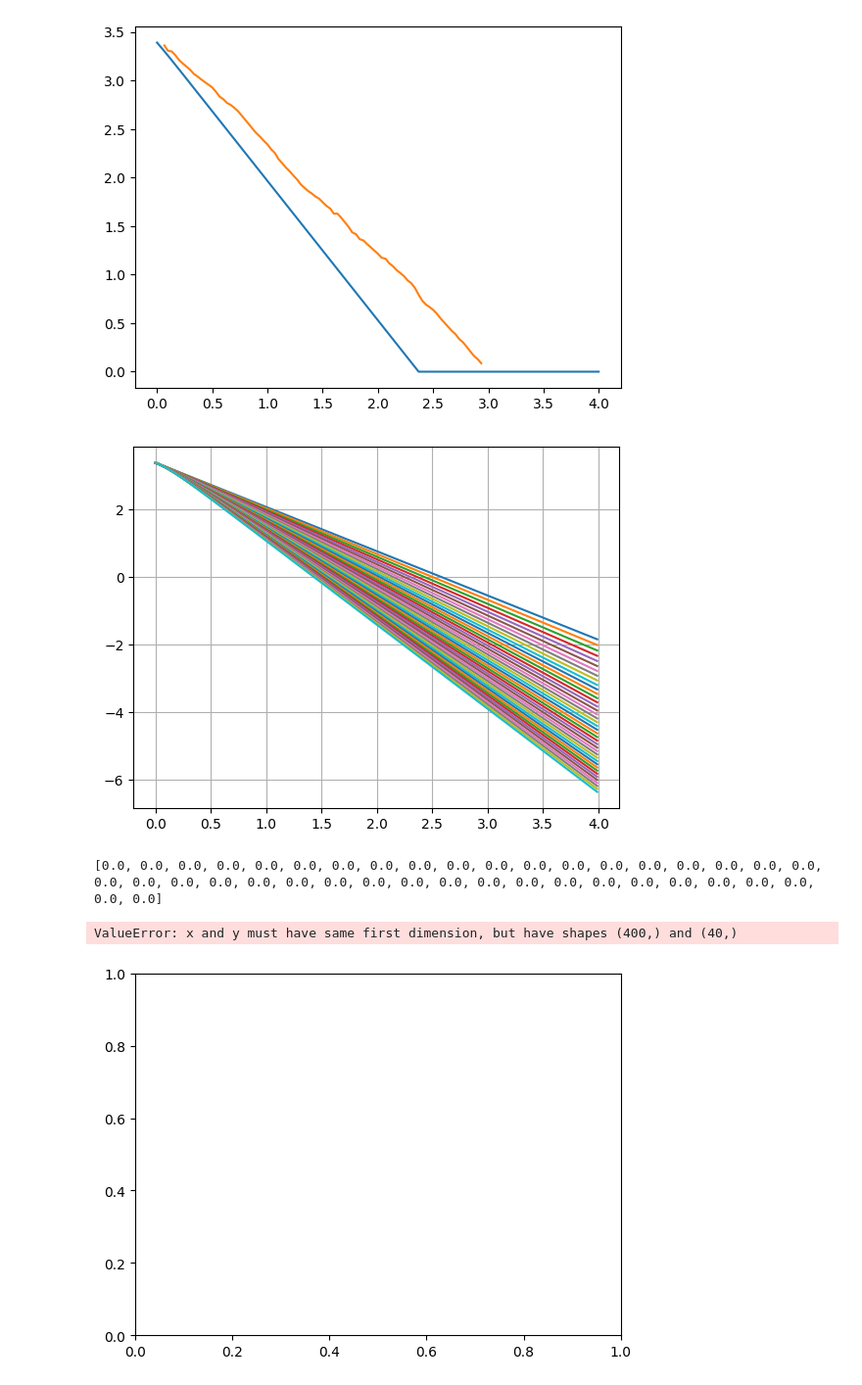
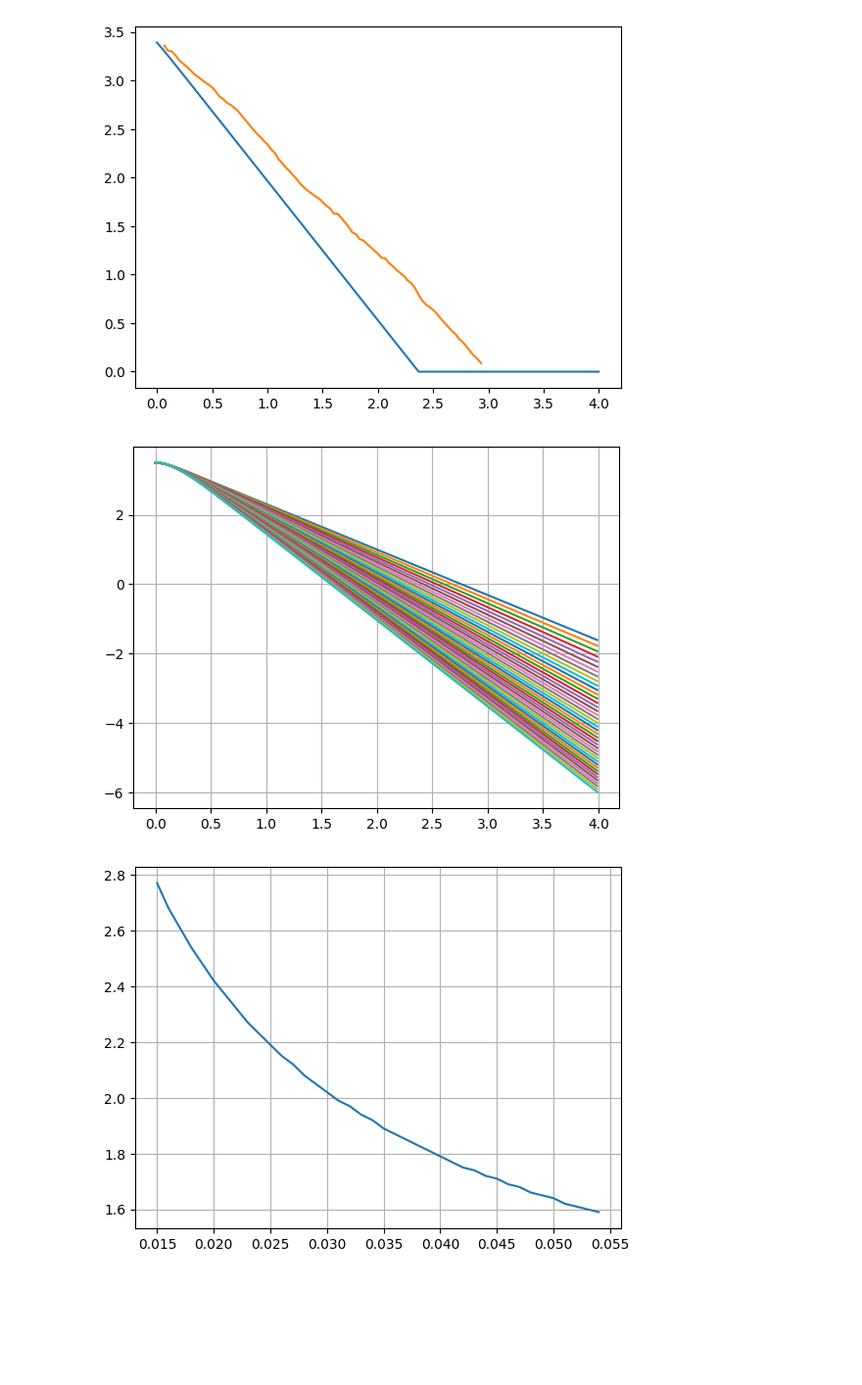
Before and after one commit to YamanduGermano/modsim-projeto3, a Jupyter notebook: lara.ipynb, the cells around one changed output. Shown: that part at 98% size. Drawn from its saved outputs; the diff is of its cells as text; code cells hidden in the pictures; blank space fills up the shorter version.

```diff
--- a/lara.ipynb
+++ b/lara.ipynb
@@ -70,19 +70,19 @@ plt.plot(te,ye)
 [figure]
 [<matplotlib.lines.Line2D at 0x...>]
 [figure]
+# %%
+def meta(lis,t):
+    i=0
+    resul=0
+    while i<len(lis):
+        if lis[i]<=0:
+            resul= t[i]
+            return resul
+        i +=1
+    if resul==0:
+        resul=t[-1]
+    return resul
 # %%
-def cheguei(lis):
-    i=0
-    cheguei=False
-    if cheguei == False:
-         if i < len (lis):
-            if lis[i]==0:
-                cheguei=True
-            else:
-                i+=1
-         cheguei=True
-    resposta=tempo1[i-1]
-    return resposta
 
 cd = 1.5
 par = 1.1839 #densidade do ar p/ 20°C, em kg/m3
@@ -107,8 +107,8 @@ def modelo1(X,t,massa):
 
     return [dydt, dvydt]
 
-y0 = 3.391
-vy0 = -1.285 #momento em que o paraquedas é aberto totalmente
+y0 = 3.5
+vy0 = 0 #momento em que o paraquedas é aberto totalmente
 ci = [y0, vy0]
 
 
@@ -119,20 +119,18 @@ for i in m_lista:
     massa=i
     mod = odeint(modelo1, ci, tempo1, args=(massa,))
     listay = mod[:,0]
-    lista_con.append(cheguei(listay))
+    lista_con.append(meta(listay,tempo1))
     listavy = mod[:,1]
     plt.plot(tempo1,listay)
 
 plt.grid()
 plt.show()
 # %% [output]
-[figure, old version]
+[figure, new version]
 # %%
-print(lista_con)
-plt.plot(listay,lista_con)
+
+plt.plot(m_lista,lista_con)
 plt.grid()
 plt.show()
 # %% [output]
-[0.0, 0.0, 0.0, 0.0, 0.0, 0.0, 0.0, 0.0, 0.0, 0.0, 0.0, 0.0, 0.0, 0.0, 0.0, 0.0, 0.0, 0.0, 0.0, 0.0, 0.0, 0.0, 0.0, 0.0, 0.0, 0.0, 0.0, 0.0, 0.0, 0.0, 0.0, 0.0, 0.0, 0.0, 0.0, 0.0, 0.0, 0.0, 0.0, 0.0]
-ValueError: x and y must have same first dimension, but have shapes (400,) and (40,)
-[figure, old version]
+[figure, new version]
```
